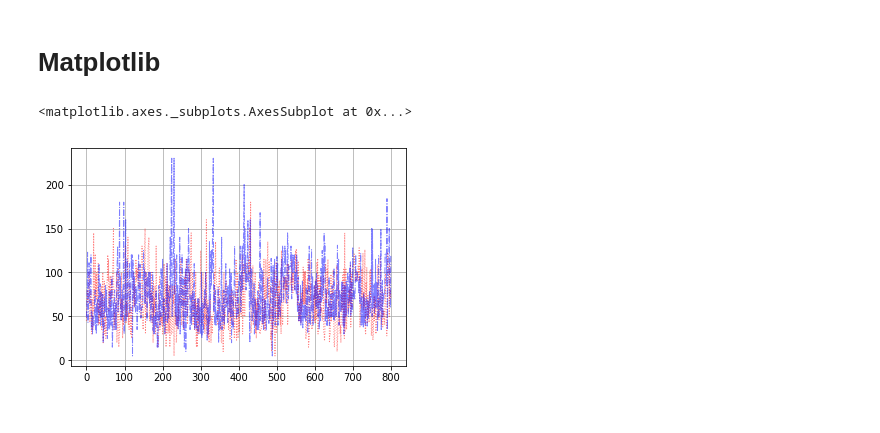
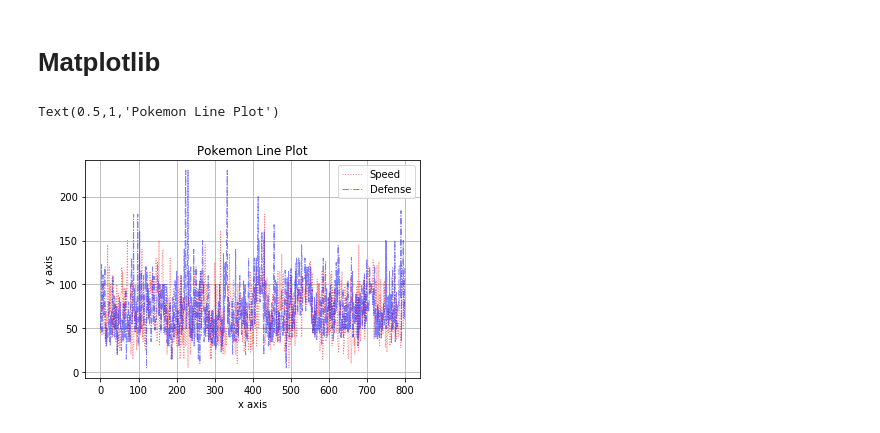
Before and after one commit to felzek/pokemon_data_analysis, a Jupyter notebook: Untitled.ipynb, the cells around one changed output. Cells and saved outputs as stored; diff of their text form; code cells hidden in the pictures.

```diff
--- a/Untitled.ipynb
+++ b/Untitled.ipynb
@@ -82,8 +82,10 @@ Index(['#', 'Name', 'Type 1', 'Type 2', 'HP', 'Attack', 'Defense', 'Sp. Atk',
 # %%
 data.Speed.plot(kind = 'line',color = 'r', label = 'Speed',linewidth=1,alpha=0.5,grid=True,linestyle=":")
 data.Defense.plot(color = 'b',label='Defense',linewidth = 1,alpha=0.5,grid=True,linestyle='-.')
 plt.legend(loc='upper right')
-plt.xlab
+plt.xlabel('x axis')
+plt.ylabel('y axis')
+plt.title('Pokemon Line Plot')
 # %% [output]
-<matplotlib.axes._subplots.AxesSubplot at 0x...>
+Text(0.5,1,'Pokemon Line Plot')
-[figure, old version]
+[figure, new version]
```
Also changed, not shown: parts of 1 cell of this notebook.
